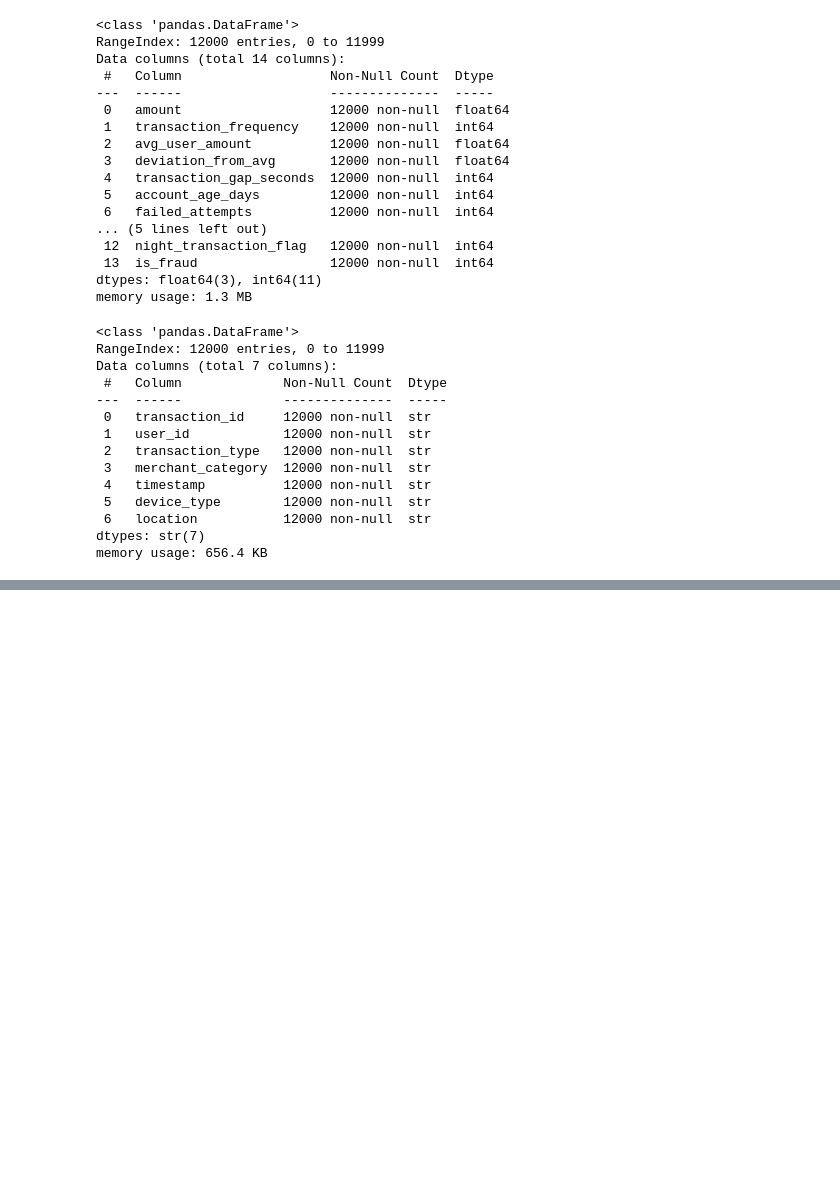
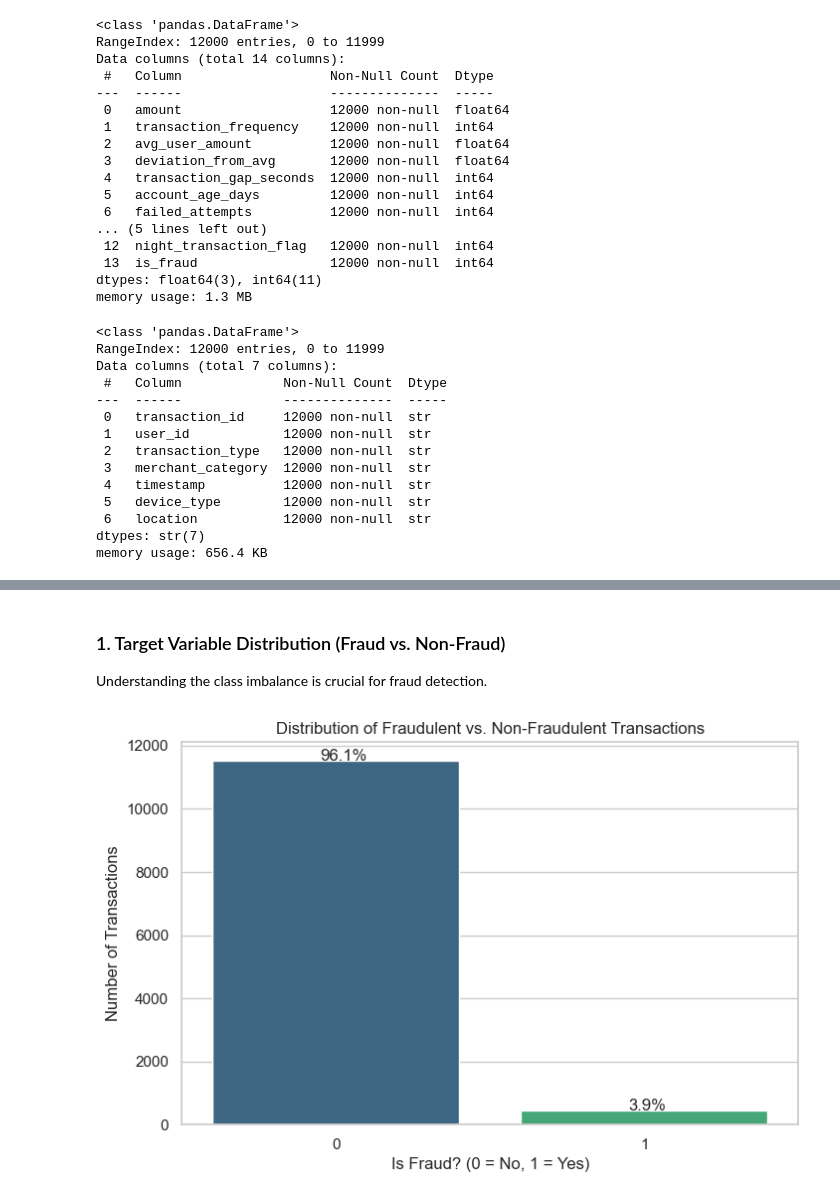
Before and after one commit to justcodez123/Financial-Fraud-Detection, a Jupyter notebook: Python Report/Data_Clean_v3.ipynb, the cells around one changed output, grey strips where cells are left out. Cells and saved outputs as stored; diff of their text form; code cells hidden in the pictures; blank space fills up the shorter version.

```diff
--- a/Python Report/Data_Clean_v3.ipynb
+++ b/Python Report/Data_Clean_v3.ipynb
@@ -274,0 +278,13 @@ memory usage: 656.4 KB
+# %%
+import pandas as pd
+import matplotlib.pyplot as plt
+import seaborn as sns
+import numpy as np
+
+# Set visual style
+sns.set_theme(style="whitegrid")
+plt.rcParams['figure.figsize'] = (12, 6)
+# %%
+# Load the cleaned dataset
+df = pd.read_csv("data_v3.csv", index_col=0)
+df.head()
@@ -274,0 +299,21 @@ memory usage: 656.4 KB
+# %% [markdown]
+### 1. Target Variable Distribution (Fraud vs. Non-Fraud)
+Understanding the class imbalance is crucial for fraud detection.
+# %%
+plt.figure(figsize=(8, 5))
+ax = sns.countplot(x='is_fraud', data=df, hue='is_fraud', palette='viridis', legend=False)
+plt.title('Distribution of Fraudulent vs. Non-Fraudulent Transactions')
+plt.xlabel('Is Fraud? (0 = No, 1 = Yes)')
+plt.ylabel('Number of Transactions')
+
+# Add percentage labels
+total = len(df['is_fraud'])
+for p in ax.patches:
+    percentage = '{:.1f}%'.format(100 * p.get_height()/total)
+    x = p.get_x() + p.get_width() / 2 - 0.05
+    y = p.get_y() + p.get_height()
+    ax.annotate(percentage, (x, y), size = 12)
+
+plt.show()
+# %% [output]
+[figure, added]
```
Also changed, not shown: parts of 20 cells of this notebook, 9 other files.
